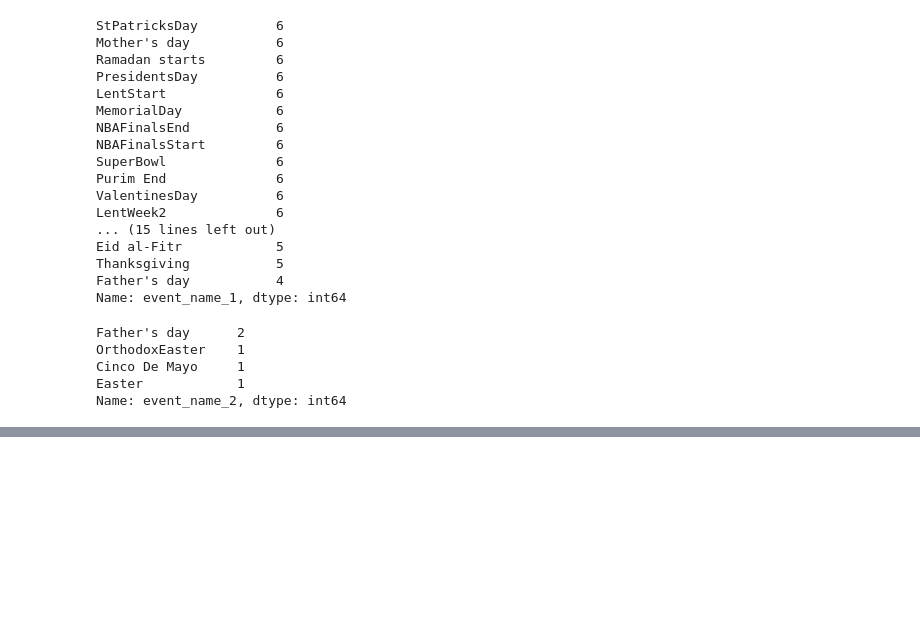
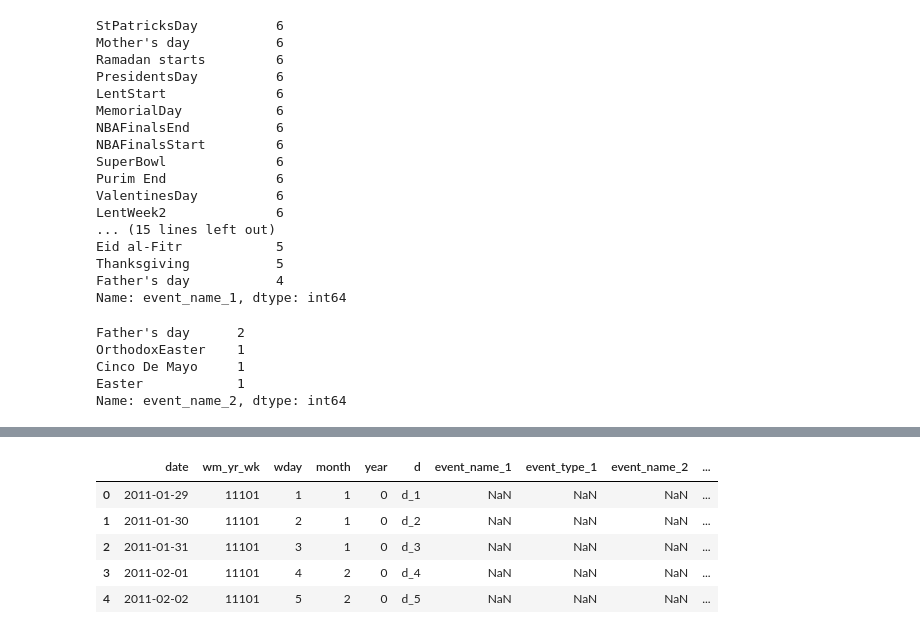
Before and after one commit to MitsuruFujiwara/M5-Forecasting-Accuracy, a Jupyter notebook: src/901_check_data.ipynb, the cells around one changed output, grey strips where cells are left out. Drawn from its saved outputs; the diff is of its cells as text; code cells hidden in the pictures; blank space fills up the shorter version.

Commit message:
update calendar features

```diff
--- a/src/901_check_data.ipynb
+++ b/src/901_check_data.ipynb
@@ -234,0 +214,10 @@ oof
+# %%
+df_calendar = loadpkl('../feats/calendar.pkl')
+df_calendar.head()
+# %% [output]
+|  | date | wm_yr_wk | wday | month | year | d | event_name_1 | event_type_1 | event_name_2 | ... |
+| 0 | 2011-01-29 | 11101 | 1 | 1 | 0 | d_1 | NaN | NaN | NaN | ... |
+| 1 | 2011-01-30 | 11101 | 2 | 1 | 0 | d_2 | NaN | NaN | NaN | ... |
+| 2 | 2011-01-31 | 11101 | 3 | 1 | 0 | d_3 | NaN | NaN | NaN | ... |
+| 3 | 2011-02-01 | 11101 | 4 | 2 | 0 | d_4 | NaN | NaN | NaN | ... |
+| 4 | 2011-02-02 | 11101 | 5 | 2 | 0 | d_5 | NaN | NaN | NaN | ... |
```
Also changed, not shown: parts of 2 cells of this notebook, 5 other files.
